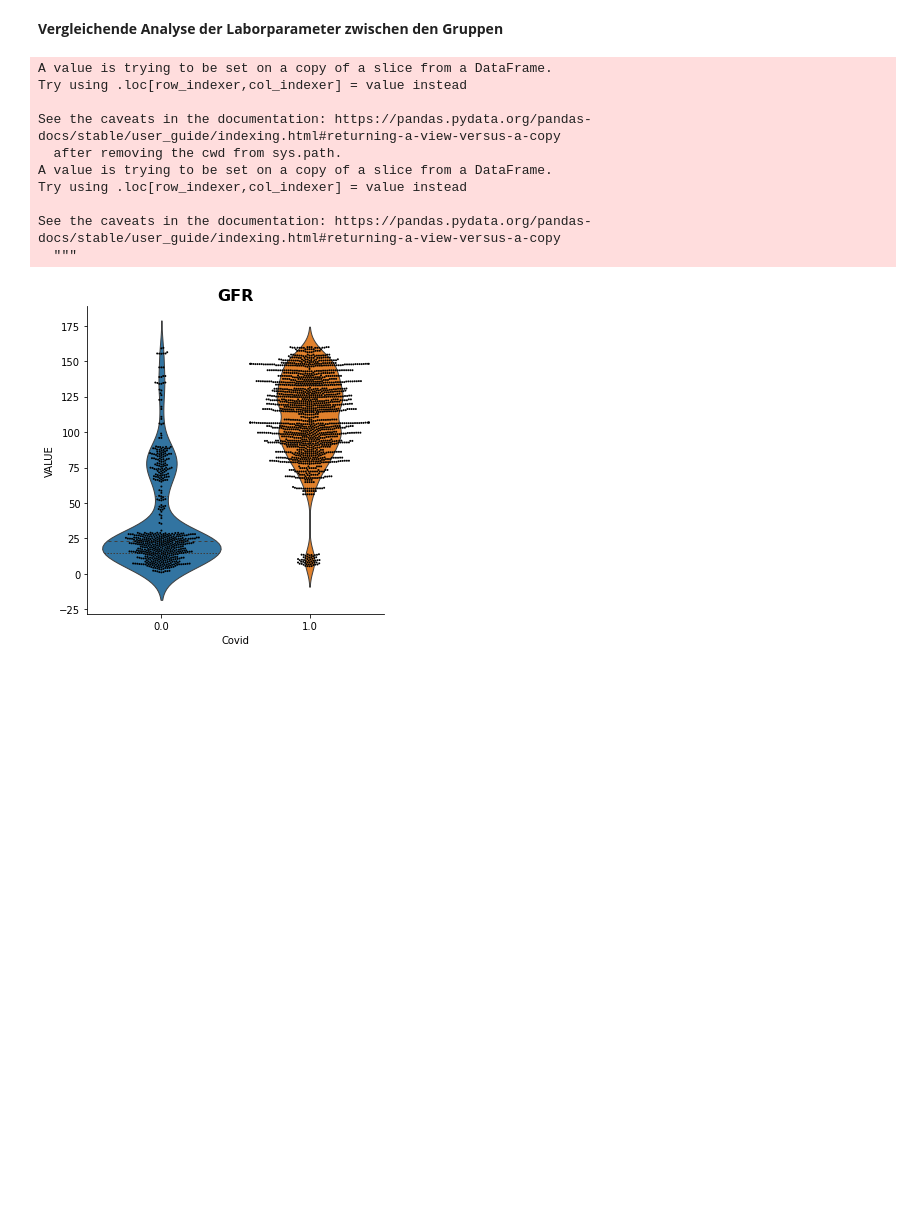
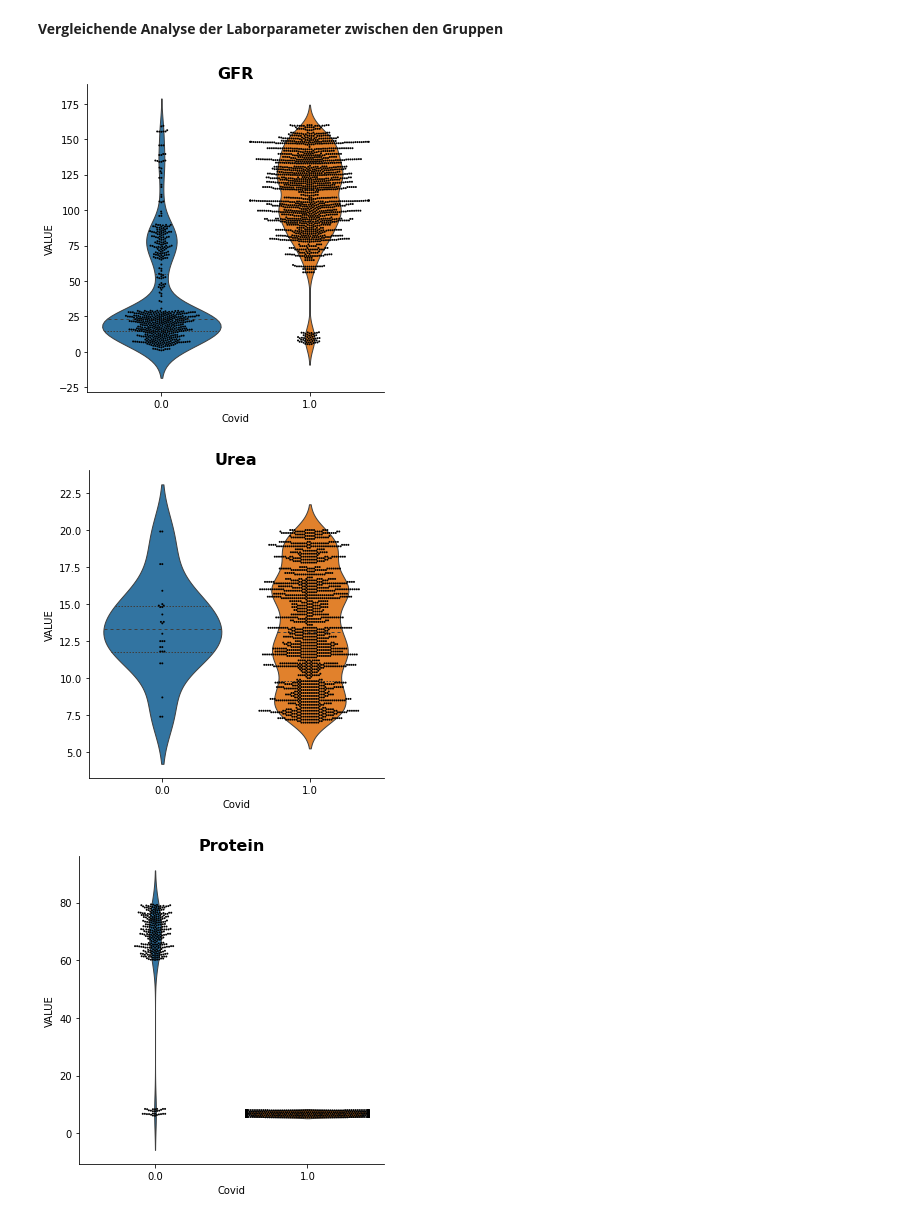
Before and after one commit to Fuenfgeld/DMA2022TeamA, a Jupyter notebook: Prediction.ipynb, the cells around one changed output. Drawn from its saved outputs; the diff is of its cells as text; code cells hidden in the pictures; blank space fills up the shorter version.

```diff
--- a/Prediction.ipynb
+++ b/Prediction.ipynb
@@ -196,0 +190,10 @@ dffinal.head(3)
+# %%
+# Löschen der COVID-Testergebnisse, damit der Datentyp der Werte der Spalte "Value" in Floats geändert werden kann (Covid-Status ist trotzdem in Spalte Covid festgehalten)
+dffinal = dffinal.loc[(dffinal["CODE"] != "94531-1")]
+
+
+# Konvertieren der Laborwerte und des Covid-Status in Zahlenwerte (Floats)
+dffinal["Covid"] = dffinal["Covid"].astype("float")
+dffinal["VALUE"] = dffinal["VALUE"].astype("float")
+
+dffinal.head(3)
@@ -196,0 +205,4 @@ dffinal.head(3)
+# %%
+#Konvertieren der Datumformats
+dffinal["DATE"] = pd.to_datetime(dffinal["DATE"])
+dffinal["DATE"] = dffinal["DATE"].dt.to_period('d')
@@ -197,25 +218,24 @@ dffinal.head(3)
 # %% [markdown]
 **Vergleichende Analyse der Laborparameter zwischen den Gruppen**
-# %%
-#Auswählen des Laborparameters GFR
-gfr = dffinal[dffinal['CODE'] == "33914-3"]
-# Konvertieren der Laborwerte und des Covid-Status in Zahlenwerte (Floats)
-gfr['VALUE'] = gfr['VALUE'].astype(float)
-gfr['Covid'] = gfr['Covid'].astype(float)
-# %% [output]
-A value is trying to be set on a copy of a slice from a DataFrame.
-Try using .loc[row_indexer,col_indexer] = value instead
-
-See the caveats in the documentation: https://pandas.pydata.org/pandas-docs/stable/user_guide/indexing.html#returning-a-view-versus-a-copy
-  after removing the cwd from sys.path.
-A value is trying to be set on a copy of a slice from a DataFrame.
-Try using .loc[row_indexer,col_indexer] = value instead
-
-See the caveats in the documentation: https://pandas.pydata.org/pandas-docs/stable/user_guide/indexing.html#returning-a-view-versus-a-copy
-  """
-# %%
-g = sns.catplot(data=gfr, x="Covid", y="VALUE", kind="violin", inner="quart", linewidth=1)
-sns.swarmplot(data=gfr, x="Covid", y="VALUE", color="k", size=2, ax=g.ax)
-plt.title('GFR', weight='bold').set_fontsize('16')
-# %% [output]
-[figure, removed]
+# %%
+%matplotlib inline
+#Plotting der Nierenparameter
+GFR= dffinal[dffinal['CODE'] == "33914-3"]
+Urea= dffinal[dffinal['CODE'] == "3094-0"]
+Protein= dffinal[dffinal['CODE'] == "2885-2"]
+
+g = sns.catplot(data=GFR, x="Covid", y="VALUE", kind="violin", inner="quart", linewidth=1)
+sns.swarmplot(data=GFR, x="Covid", y="VALUE", color="k", size=2, ax=g.ax)
+plt.title('GFR', weight='bold').set_fontsize('16')
+
+g = sns.catplot(data=Urea, x="Covid", y="VALUE", kind="violin", inner="quart", linewidth=1)
+sns.swarmplot(data=Urea, x="Covid", y="VALUE", color="k", size=2, ax=g.ax)
+plt.title('Urea', weight='bold').set_fontsize('16')
+
+g = sns.catplot(data=Protein, x="Covid", y="VALUE", kind="violin", inner="quart", linewidth=1)
+sns.swarmplot(data=Protein, x="Covid", y="VALUE", color="k", size=2, ax=g.ax)
+plt.title('Protein', weight='bold').set_fontsize('16')
+# %% [output]
+[figure, added]
+[figure, added]
+[figure, added]
```
Also changed, not shown: parts of 39 cells of this notebook.
